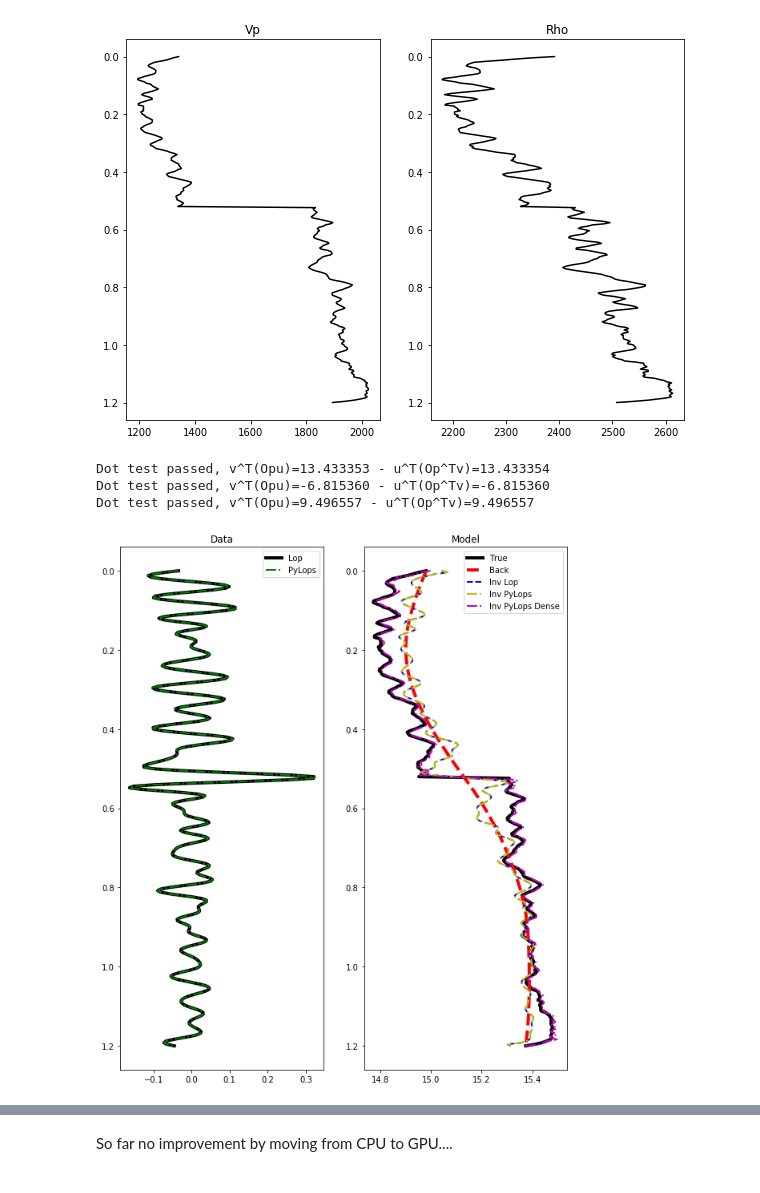
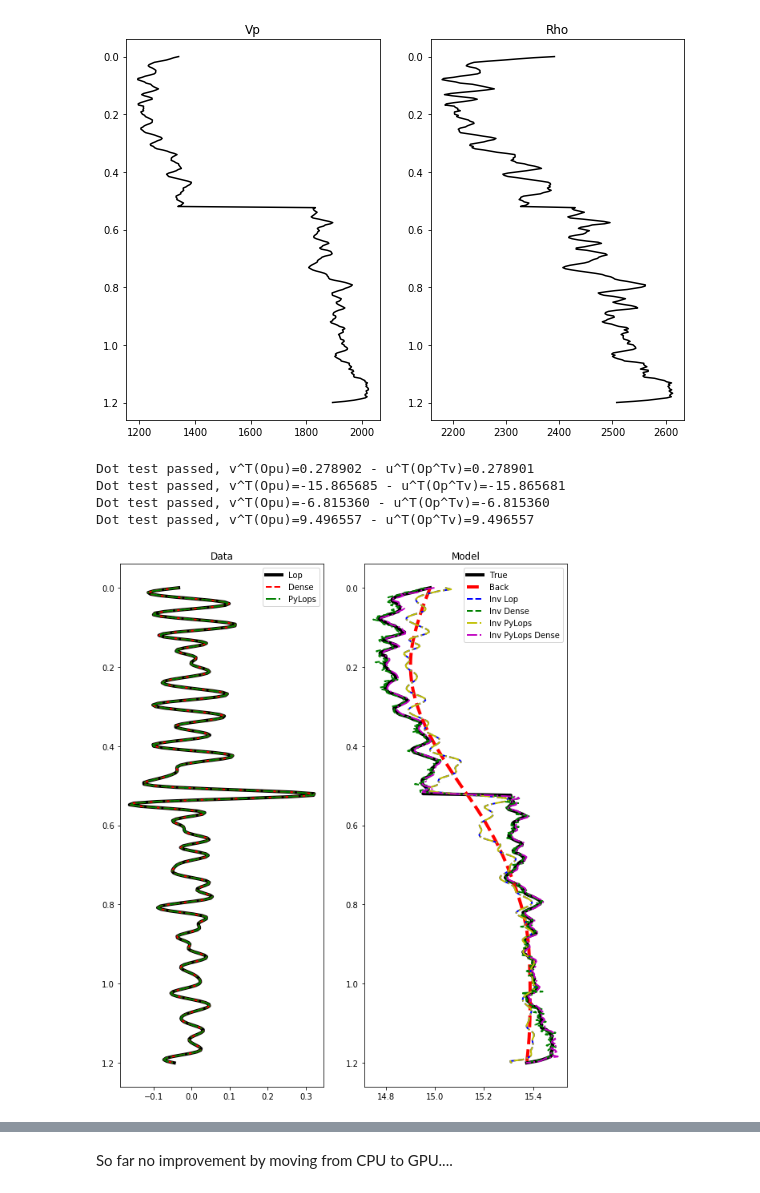
Before and after one commit to PyLops/pylops_notebooks, a Jupyter notebook: developement-cuda/SeismicInversion.ipynb, the cells around one changed output, grey strips where cells are left out. Saved outputs shown, nothing was run; the diff lists cells and outputs as text; code cells hidden in the pictures.

```diff
--- a/developement-cuda/SeismicInversion.ipynb
+++ b/developement-cuda/SeismicInversion.ipynb
@@ -103,7 +105,7 @@ gdottest(PPop, nt0, nt0, device=dev, verb=True, tol=1e-4)
 # dense
 PPop_dense = gPoststackLinearModelling(wav.astype(np.float32), nt0=nt0, explicit=True,
                                       device=dev)
-#gdottest(PPop_dense, nt0, nt0, device=dev, verb=True, tol=1e-4)
+gdottest(PPop_dense, nt0, nt0, device=dev, verb=True, tol=1e-4)
 
 # pylops
 PPop_pylops = PoststackLinearModelling(wav.astype(np.float32), nt0=nt0)
@@ -115,11 +117,12 @@ dottest(PPop_dense_pylops, nt0, nt0, verb=True, tol=1e-4)
 
 # data
 d = PPop * m1d
-#d_dense = PPop_dense * m1d
+d_dense = PPop_dense * m1d
 d_pylops = PPop_pylops * m1d.cpu().numpy()
 d_dense_pylops = PPop_dense_pylops * m1d.cpu().numpy()
 # %% [output]
-Dot test passed, v^T(Opu)=13.433353 - u^T(Op^Tv)=13.433354
+Dot test passed, v^T(Opu)=0.278902 - u^T(Op^Tv)=0.278901
+Dot test passed, v^T(Opu)=-15.865685 - u^T(Op^Tv)=-15.865681
 Dot test passed, v^T(Opu)=-6.815360 - u^T(Op^Tv)=-6.815360
 Dot test passed, v^T(Opu)=9.496557 - u^T(Op^Tv)=9.496557
 # %%
@@ -138,41 +141,41 @@ d0_pylops = PPop_pylops * m1dback.cpu().numpy()
 dr_pylops = d.cpu().numpy() - d0.cpu().numpy()
 minv_pylops = cg(PPop_pylops.H * PPop_pylops, PPop_pylops.H * dr_pylops, maxiter=10)[0]
 minv_pylops = m1dback.cpu().numpy() + minv_pylops
 
 # solve dense
-#d0_dense = PPop*m1dback
-#dr_dense = d_dense - d0_dense
-#minv_dense = torch.solve(dr_dense.reshape(nt0, 1) ,
-#                         PPop_dense.A.reshape(nt0, nt0) + 1e-4*torch.eye(nt0, dtype=torch.float32)).solution.flatten()
-#minv_dense = m1dback + minv_dense
+d0_dense = PPop*m1dback
+dr_dense = d_dense - d0_dense
+minv_dense = torch.solve(dr_dense.reshape(nt0, 1) ,
+                         PPop_dense.A.reshape(nt0, nt0) + 1e-4*torch.eye(nt0, dtype=torch.float32).to(dev)).solution.flatten()
+minv_dense = m1dback + minv_dense
 
 # solve dense pylops
 d0_pylops_dense = PPop_dense_pylops*m1dback.cpu().numpy()
 dr_pylops_dense = d_dense_pylops - d0_pylops_dense
 minv_pylops_dense = lstsq(PPop_dense_pylops.A, dr_pylops_dense, rcond=1e-5)[0]
 #minv_pylops_dense = lstsq(PPop_dense.A.cpu().numpy(), dr_pylops_dense.cpu().numpy(), rcond=1e-5)[0]
 minv_pylops_dense = m1dback.cpu().numpy() + minv_pylops_dense
 
 fig, axs = plt.subplots(1, 2, figsize=(10, 12))
 axs[0].plot(d.cpu().numpy(), t0, 'k', lw=4, label='Lop')
-#axs[0].plot(d_dense.cpu().numpy(), t0,'--r', lw=2, label='Dense')
+axs[0].plot(d_dense.cpu().numpy(), t0,'--r', lw=2, label='Dense')
 axs[0].plot(d_pylops, t0,'-.g', lw=2, label='PyLops')
 axs[0].set_title('Data')
 axs[0].invert_yaxis()
 axs[0].axis('tight')
 axs[0].legend()
 axs[1].plot(m1d.cpu().numpy(), t0, 'k', lw=4, label='True')
 axs[1].plot(m1dback.cpu().numpy(), t0, '--r', lw=4, label='Back')
 axs[1].plot(minv.cpu().numpy(), t0, '--b', lw=2, label='Inv Lop')
-#axs[1].plot(minv_dense.cpu().numpy(), t0, '--g', lw=2, label='Inv Dense')
+axs[1].plot(minv_dense.cpu().numpy(), t0, '--g', lw=2, label='Inv Dense')
 axs[1].plot(minv_pylops, t0, '-.y', lw=2, label='Inv PyLops')
 axs[1].plot(minv_pylops_dense, t0, '-.m', lw=2, label='Inv PyLops Dense')
 axs[1].set_title('Model')
 axs[1].invert_yaxis()
 axs[1].axis('tight')
 axs[1].legend();
 # %% [output]
-[figure, old version]
+[figure, new version]
 # %%
 %timeit -r 3 -n 10 cg(PPop_pylops.H * PPop_pylops, PPop_pylops.H * dr_pylops, maxiter=50)[0]
 %timeit -r 3 -n 10 gcg(PPop.H * PPop, PPop.H * dr, niter=50)[0]
```
Also changed, not shown: parts of 6 cells of this notebook.
